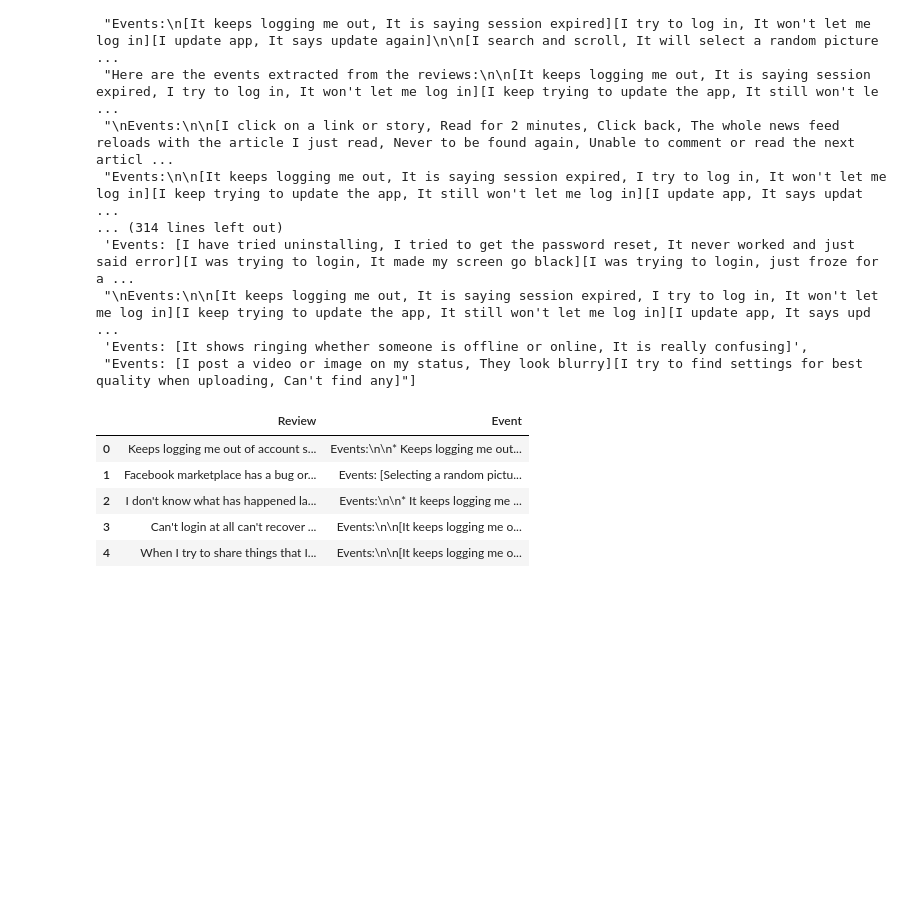
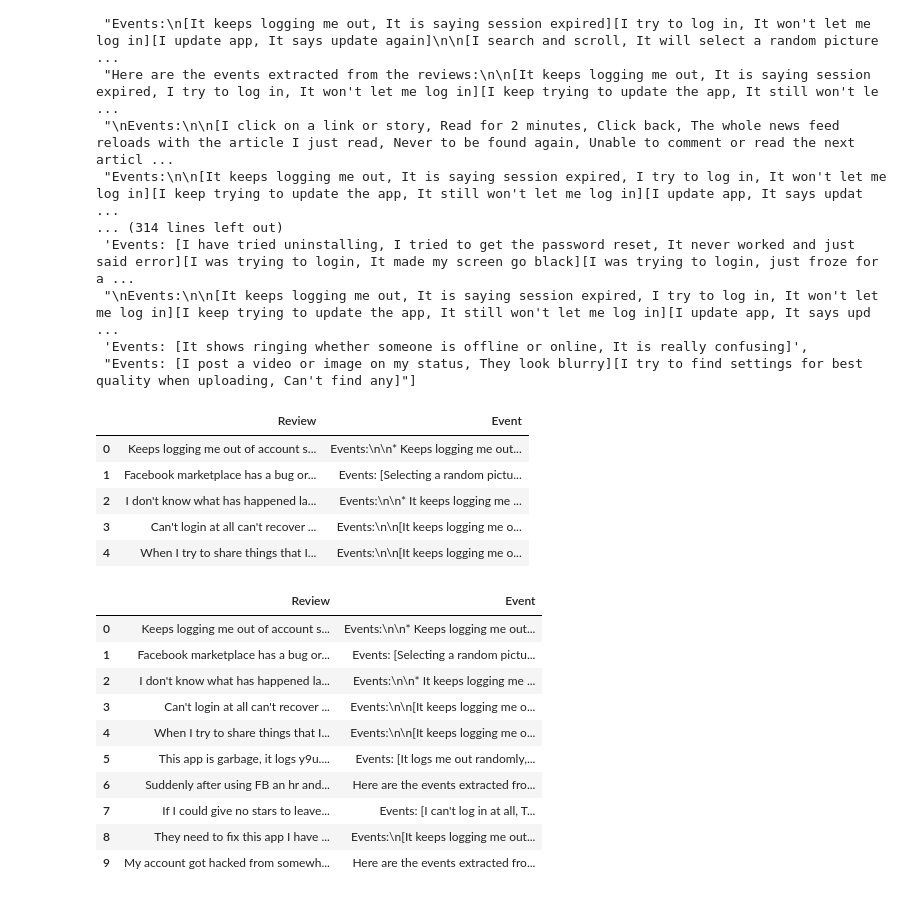
Before and after one commit to Sadik-Yasin-Eftee/Web-Scraping, a Jupyter notebook: Models/eventextractionFewshot.ipynb, the cells around one changed output. Saved outputs shown, nothing was run; the diff lists cells and outputs as text; code cells hidden in the pictures; blank space fills up the shorter version.

```diff
--- a/Models/eventextractionFewshot.ipynb
+++ b/Models/eventextractionFewshot.ipynb
@@ -83,3 +83,18 @@ fewshotEvent_df.head()
 | 4 | When I try to share things that I... | Events:\n\n[It keeps logging me o... |
 # %%
 fewshotEvent_df.to_csv('../Generated Dataset/Keywords Events/LLAMA2/EventsGeneratedForKeywords.csv', index=False)
+# %%
+df = pd.read_csv('../Generated Dataset/Keywords Events/LLAMA2/EventsGeneratedForKeywords.csv')
+df.head(10)
+# %% [output]
+|  | Review | Event |
+| 0 | Keeps logging me out of account s... | Events:\n\n* Keeps logging me out... |
+| 1 | Facebook marketplace has a bug or... | Events: [Selecting a random pictu... |
+| 2 | I don't know what has happened la... | Events:\n\n* It keeps logging me ... |
+| 3 | Can't login at all can't recover ... | Events:\n\n[It keeps logging me o... |
+| 4 | When I try to share things that I... | Events:\n\n[It keeps logging me o... |
+| 5 | This app is garbage, it logs y9u.... | Events: [It logs me out randomly,... |
+| 6 | Suddenly after using FB an hr and... | Here are the events extracted fro... |
+| 7 | If I could give no stars to leave... | Events: [I can't log in at all, T... |
+| 8 | They need to fix this app I have ... | Events:\n[It keeps logging me out... |
+| 9 | My account got hacked from somewh... | Here are the events extracted fro... |
```
Also changed, not shown: parts of 4 cells of this notebook, 1 other file.
